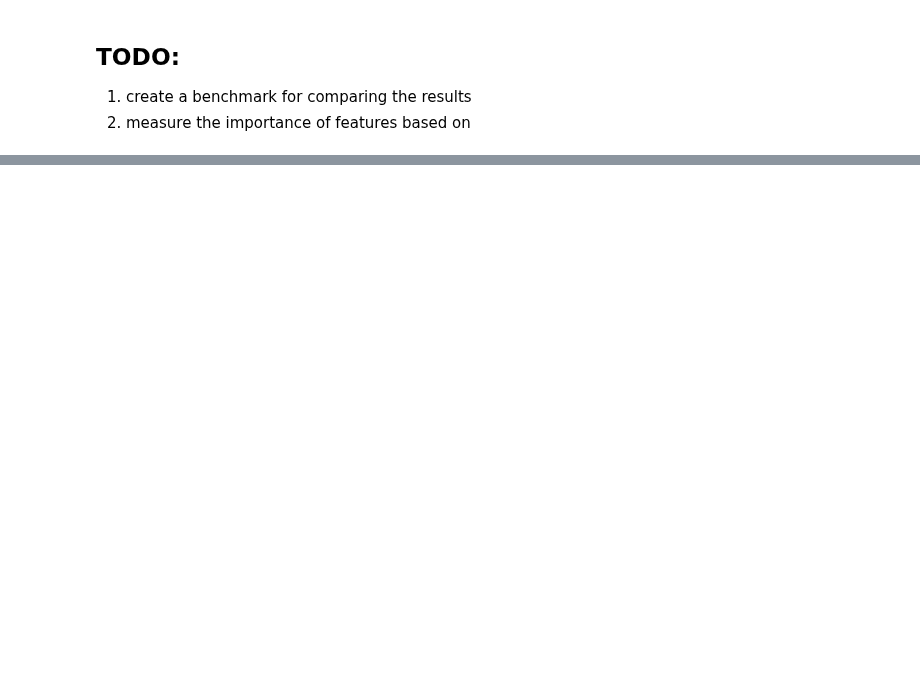
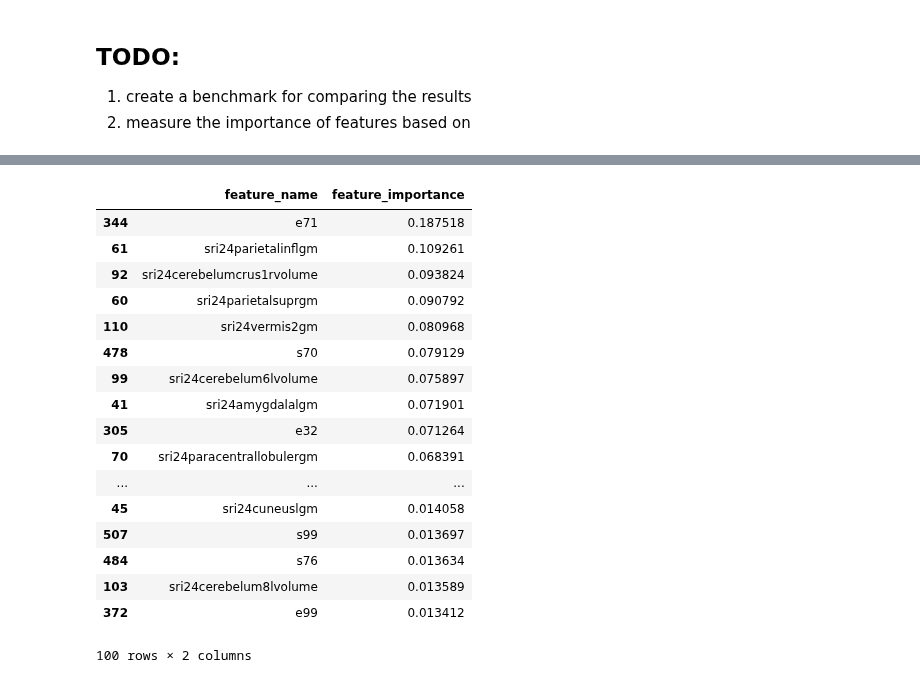
Before and after one commit to xgoogax/brainhack_abcd, a Jupyter notebook: benchmark - in progress.ipynb, the cells around one changed output, grey strips where cells are left out. Saved outputs shown, nothing was run; the diff lists cells and outputs as text; code cells hidden in the pictures; blank space fills up the shorter version.

```diff
--- a/benchmark - in progress.ipynb
+++ b/benchmark - in progress.ipynb
@@ -204,0 +219,21 @@ with open(file_feature_import, 'wb') as f:
+# %%
+df_feature_imp.iloc[np.argsort(-df_feature_imp['feature_importance'].values)[:n_best]]
+# %% [output]
+|  | feature_name | feature_importance |
+| 344 | e71 | 0.187518 |
+| 61 | sri24parietalinflgm | 0.109261 |
+| 92 | sri24cerebelumcrus1rvolume | 0.093824 |
+| 60 | sri24parietalsuprgm | 0.090792 |
+| 110 | sri24vermis2gm | 0.080968 |
+| 478 | s70 | 0.079129 |
+| 99 | sri24cerebelum6lvolume | 0.075897 |
+| 41 | sri24amygdalalgm | 0.071901 |
+| 305 | e32 | 0.071264 |
+| 70 | sri24paracentrallobulergm | 0.068391 |
+| ... | ... | ... |
+| 45 | sri24cuneuslgm | 0.014058 |
+| 507 | s99 | 0.013697 |
+| 484 | s76 | 0.013634 |
+| 103 | sri24cerebelum8lvolume | 0.013589 |
+| 372 | e99 | 0.013412 |
+100 rows × 2 columns
```
Also changed, not shown: parts of 16 cells of this notebook.
